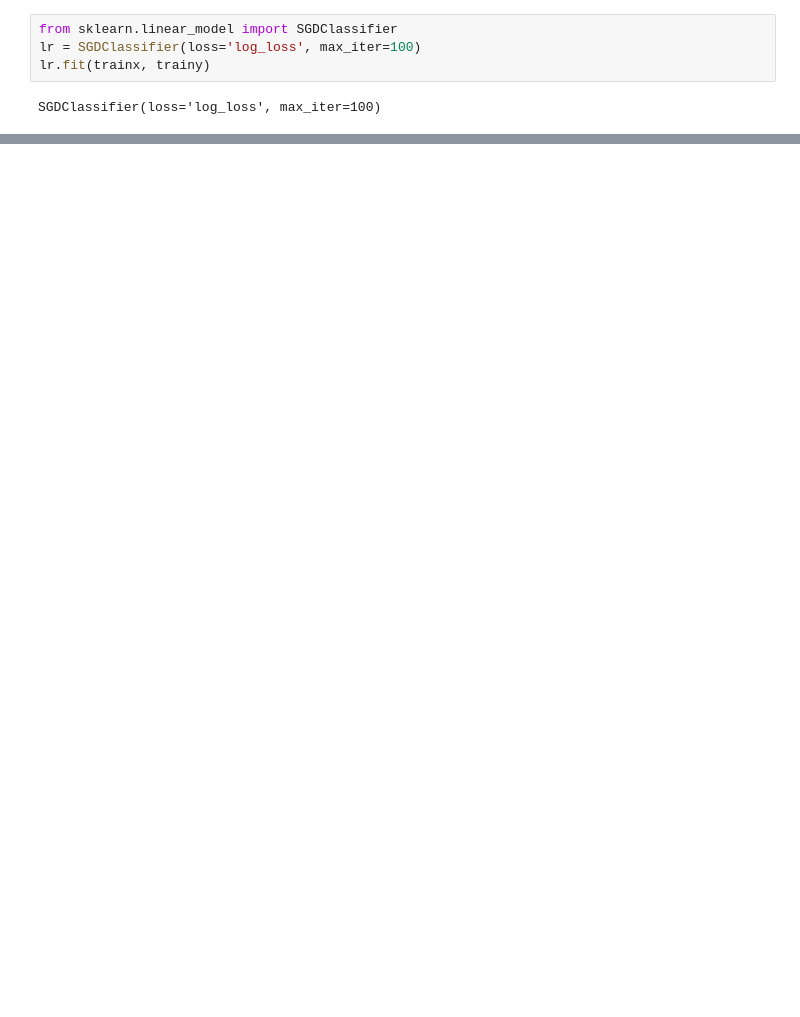
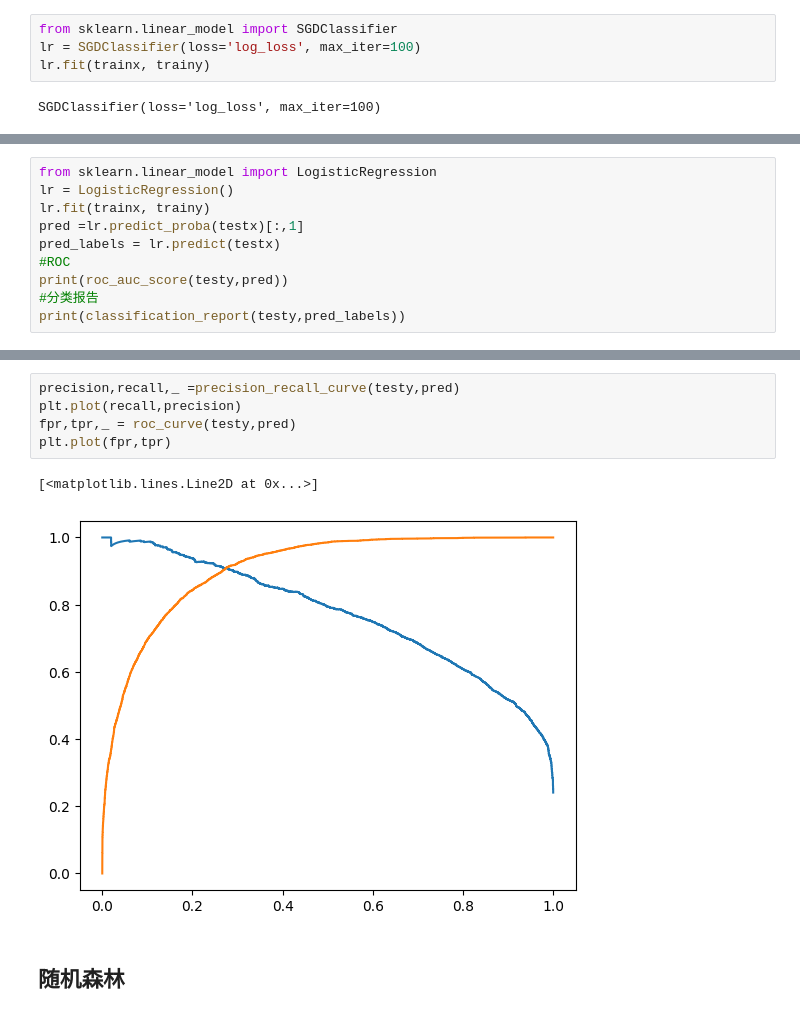
Before and after one commit to redhecker/adultCensusIncome, a Jupyter notebook: src/dataProcessing.ipynb, the cells around one changed output, grey strips where cells are left out. Cells and saved outputs as stored; diff of their text form; blank space fills up the shorter version.

```diff
--- a/src/dataProcessing.ipynb
+++ b/src/dataProcessing.ipynb
@@ -92,0 +109,10 @@ plt.plot(fpr,tpr)
+# %%
+from sklearn.linear_model import LogisticRegression
+lr = LogisticRegression()
+lr.fit(trainx, trainy)
+pred =lr.predict_proba(testx)[:,1]
+pred_labels = lr.predict(testx)
+#ROC
+print(roc_auc_score(testy,pred))
+#分类报告
+print(classification_report(testy,pred_labels))
@@ -92,0 +129,10 @@ plt.plot(fpr,tpr)
+# %%
+precision,recall,_ =precision_recall_curve(testy,pred)
+plt.plot(recall,precision)
+fpr,tpr,_ = roc_curve(testy,pred)
+plt.plot(fpr,tpr)
+# %% [output]
+[<matplotlib.lines.Line2D at 0x...>]
+[figure, added]
+# %% [markdown]
+## 随机森林
```
Also changed, not shown: parts of 13 cells of this notebook, 2 other files.
